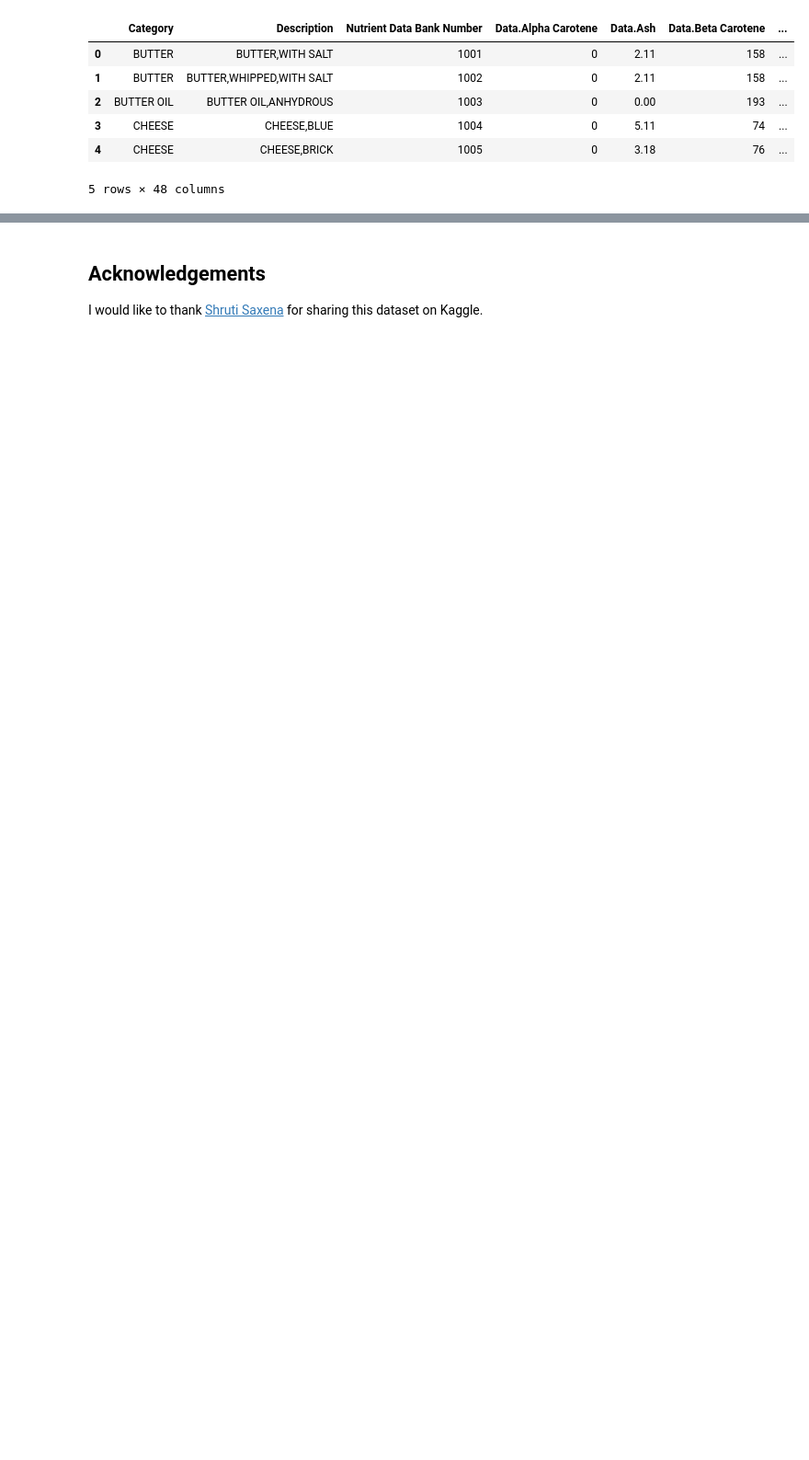
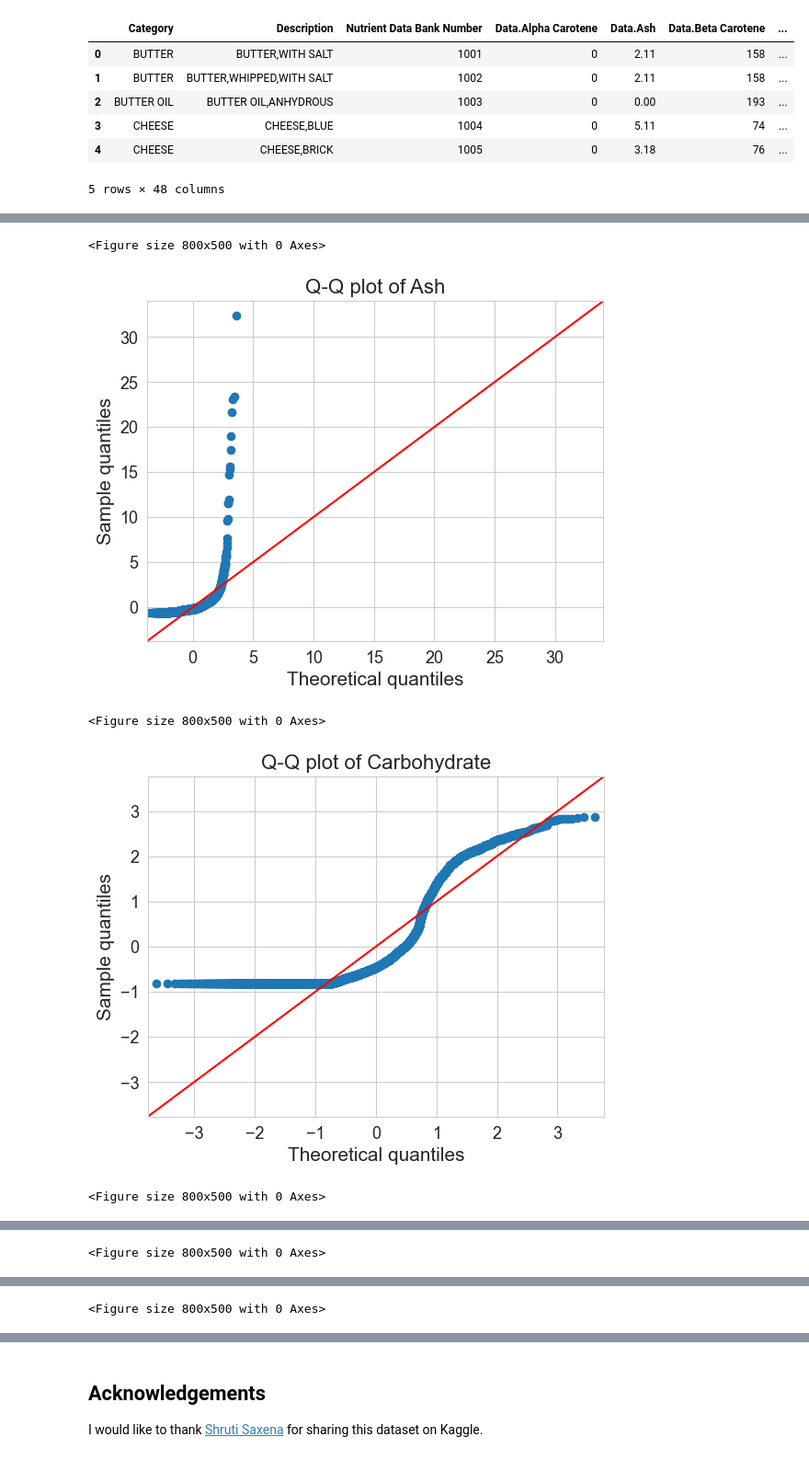
Before and after one commit to vishnuraosharma/exploratory-data-analysis, a Jupyter notebook: Nutrition /ML_Data_Cleaning_and_Feature_Selection_Food_Nutrition.ipynb, the cells around one changed output, grey strips where cells are left out. Shown at 92% size. Drawn from its saved outputs; the diff is of its cells as text; code cells hidden in the pictures; blank space fills up the shorter version.

```diff
--- a/Nutrition /ML_Data_Cleaning_and_Feature_Selection_Food_Nutrition.ipynb
+++ b/Nutrition /ML_Data_Cleaning_and_Feature_Selection_Food_Nutrition.ipynb
@@ -127,0 +103,3 @@ dtype: int64
+# %%
+# Drop 'Household Weight Description' columns
+df.drop(['Household Weights.2nd Household Weight Description', 'Household Weights.2nd Household Weight'], axis=1, inplace=True)
@@ -127,0 +138,6 @@ dtype: int64
+# %%
+# Drop rows where *Household Weights.1st Household Weight* is 0
+df = df[df['Household Weights.1st Household Weight'] != 0]
+
+# Drop rows where *Category* is 'no category'
+df = df[~df['Category'].str.contains('no category', case=False)]
@@ -127,0 +159,4 @@ dtype: int64
+# %%
+# Drop columns that are not relevant to our analysis
+df.drop(['Alpha Carotene', 'Beta Carotene', 'Beta Cryptoxanthin', 'Lycopene', 'Lutein and Zeaxanthin', 'Retinol', 'Riboflavin', 'Selenium', 'Thiamin', 'Choline', 'Manganese', 'Niacin', 'Pantothenic Acid'], axis=1, inplace=True)
+df.info()
@@ -127,0 +181,23 @@ dtype: int64
+# %%
+# checking the distribution of independent variables
+from statsmodels.graphics.gofplots import qqplot
+
+# Add all numeric columns to a list besides Nutrient Data Bank Number
+numeric_cols = df.select_dtypes(include=['float64', 'int64']).drop(['Nutrient Data Bank Number'], axis=1)
+
+for c in numeric_cols.columns[:]:
+    plt.figure(figsize=(8, 5))
+    fig = qqplot(numeric_cols[c], line="45", fit="True")
+    plt.xticks(fontsize=13)
+    plt.yticks(fontsize=13)
+    plt.xlabel("Theoretical quantiles", fontsize=15)
+    plt.ylabel("Sample quantiles", fontsize=15)
+    plt.title("Q-Q plot of {}".format(c), fontsize=16)
+    plt.grid(True)
+    plt.show()
+# %% [output]
+<Figure size 800x500 with 0 Axes>
+[figure, added]
+<Figure size 800x500 with 0 Axes>
+[figure, added]
+<Figure size 800x500 with 0 Axes>
@@ -127,0 +205 @@ dtype: int64
+<Figure size 800x500 with 0 Axes>
@@ -127,0 +207 @@ dtype: int64
+<Figure size 800x500 with 0 Axes>
```
Also changed, not shown: parts of 17 cells of this notebook, 5 other files.
